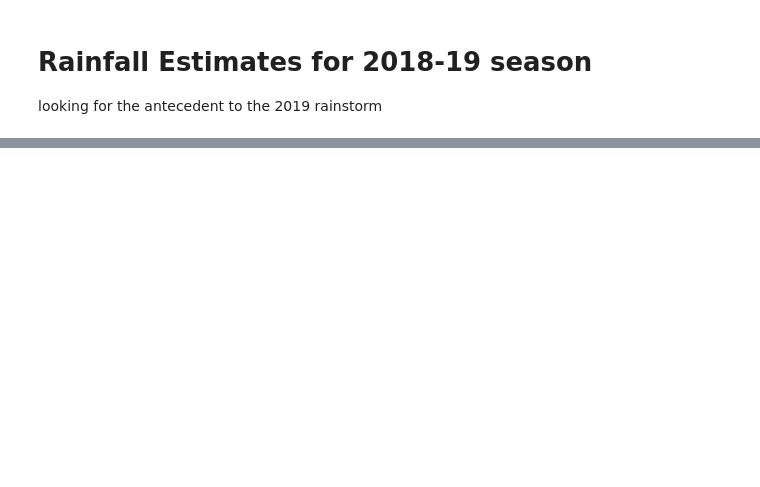
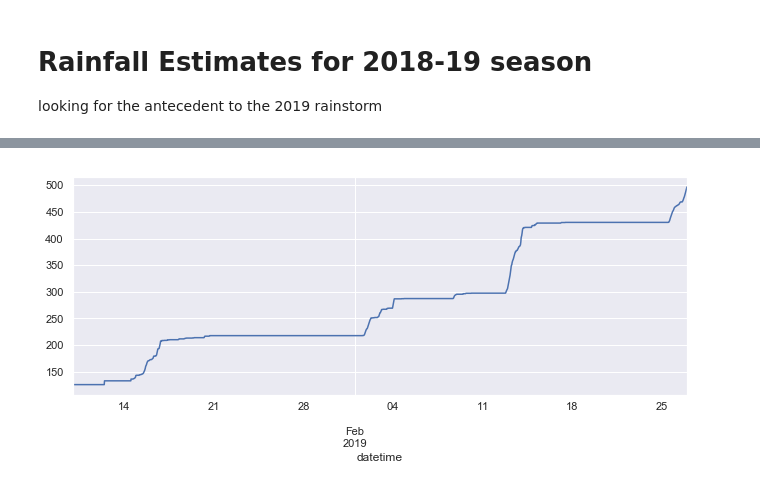
Before and after one commit to marynsanders/surfProject, a Jupyter notebook: rainfall/Rainfall.ipynb, the cells around one changed output, grey strips where cells are left out. Drawn from its saved outputs; the diff is of its cells as text; code cells hidden in the pictures; blank space fills up the shorter version.

```diff
--- a/rainfall/Rainfall.ipynb
+++ b/rainfall/Rainfall.ipynb
@@ -7,7 +9,6 @@ import pandas as pd
 import numpy as np
 import matplotlib.pyplot as plt
 import seaborn as sns
+%matplotlib inline
 
-df = pd.read_csv('JerrysMHRain-2019-02-27.csv')
-dfNoZeros=df[df.RainFall != 0 ]
-sns.lineplot(dfNoZeros.datetime, dfNoZeros.cumulativeRain)
+sns.set(rc={'figure.figsize':(11, 4)})
@@ -16,0 +21,4 @@ sns.lineplot(dfNoZeros.datetime, dfNoZeros.cumulativeRain)
+# %%
+MH_weather_station = pd.read_csv('JerrysMHRain-2019-02-27.csv')
+del MH_weather_station['datetime.1']
+MH_weather_station.head(3)
@@ -16,0 +30,3 @@ sns.lineplot(dfNoZeros.datetime, dfNoZeros.cumulativeRain)
+# %%
+MH_weather_station['datetime'] =  pd.to_datetime(MH_weather_station['datetime'])
+MH_weather_station.dtypes
@@ -16,0 +38,3 @@ sns.lineplot(dfNoZeros.datetime, dfNoZeros.cumulativeRain)
+# %%
+MH_weather_station = MH_weather_station[(MH_weather_station['datetime'] > '2019-01-18') & (MH_weather_station['datetime'] <= '2019-02-18')]
+MH_weather_station = MH_weather_station.set_index('datetime').cumsum()
@@ -16,0 +89,4 @@ sns.lineplot(dfNoZeros.datetime, dfNoZeros.cumulativeRain)
+# %%
+ax01 = MH_weather_station.loc['2019-01-10':'2019-02-26', 'RainFall'].plot()
+# %% [output]
+[figure, added]
```
Also changed, not shown: parts of 17 cells of this notebook, 4 other files.
